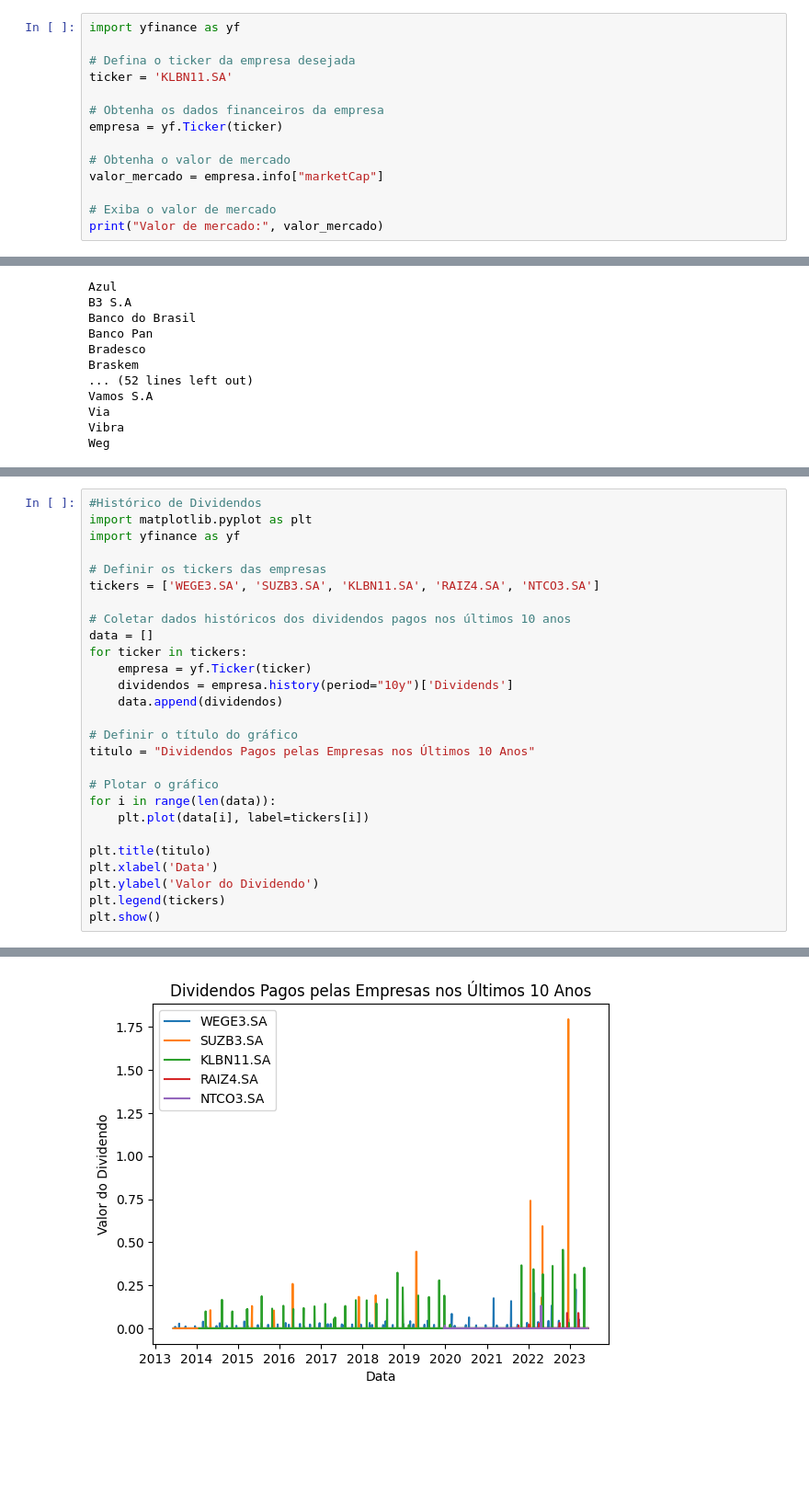
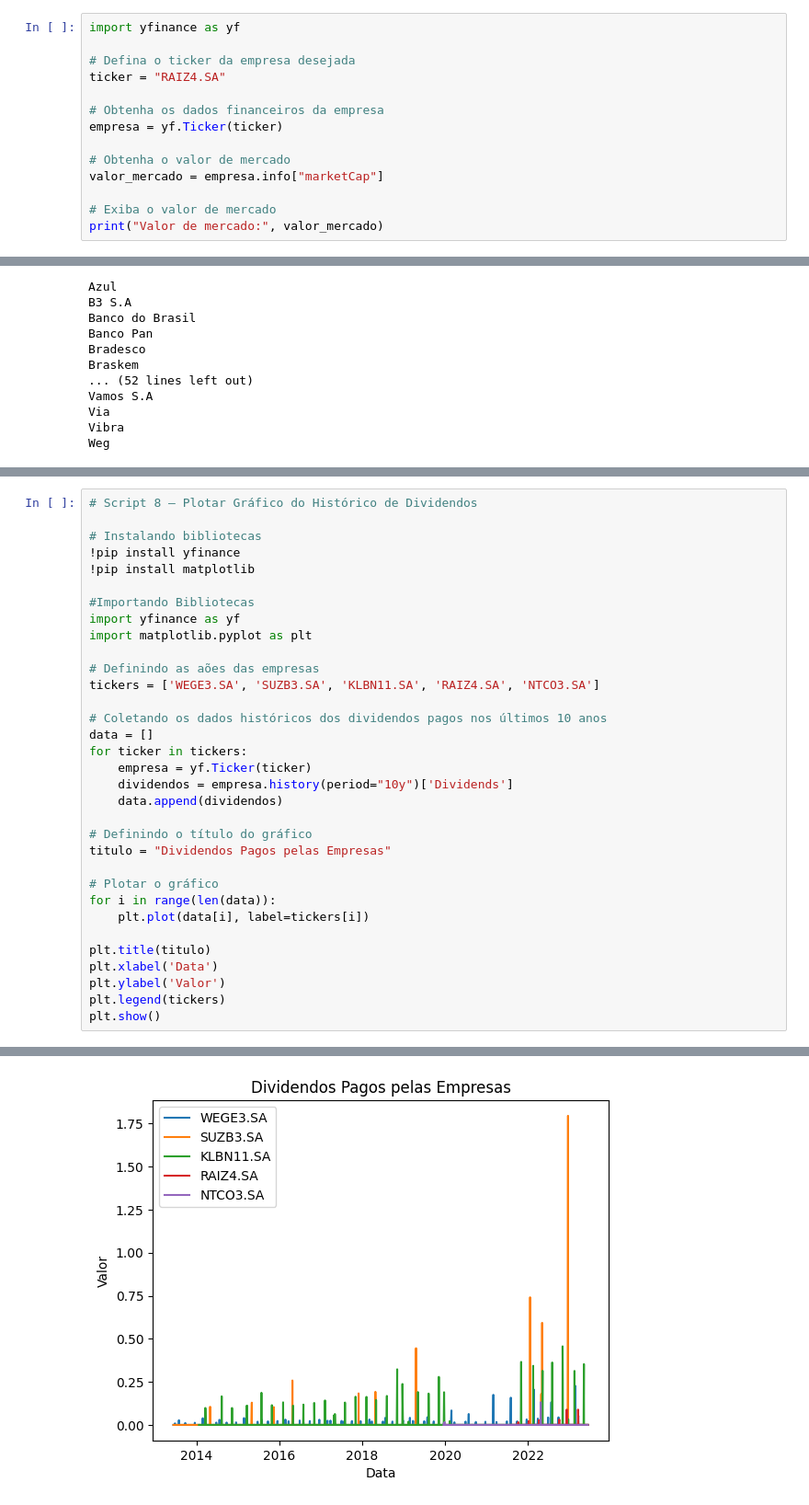
Before and after one commit to amandaalmeidag/Trabalho_Final_Python_Mercado_Financeiro, a Jupyter notebook: Apresentação_trabalho_final.ipynb, the cells around one changed output, grey strips where cells are left out. Shown at 92% size. Drawn from its saved outputs; the diff is of its cells as text; blank space fills up the shorter version.

```diff
--- a/Apresentação_trabalho_final.ipynb
+++ b/Apresentação_trabalho_final.ipynb
@@ -62,7 +159,7 @@ Requirement already satisfied: pycparser in /usr/local/lib/python3.10/dist-packa
 import yfinance as yf
 
 # Defina o ticker da empresa desejada
-ticker = 'KLBN11.SA'
+ticker = "RAIZ4.SA"
 
 # Obtenha os dados financeiros da empresa
 empresa = yf.Ticker(ticker)
@@ -408,20 +590,26 @@ O P/L da ação NTCO3.SA é: -8.02
 # %%
-#Histórico de Dividendos
+# Script 8 – Plotar Gráfico do Histórico de Dividendos
+
+# Instalando bibliotecas
+!pip install yfinance
+!pip install matplotlib
+
+#Importando Bibliotecas
+import yfinance as yf
 import matplotlib.pyplot as plt
-import yfinance as yf
 
-# Definir os tickers das empresas
+# Definindo as aões das empresas
 tickers = ['WEGE3.SA', 'SUZB3.SA', 'KLBN11.SA', 'RAIZ4.SA', 'NTCO3.SA']
 
-# Coletar dados históricos dos dividendos pagos nos últimos 10 anos
+# Coletando os dados históricos dos dividendos pagos nos últimos 10 anos
 data = []
 for ticker in tickers:
     empresa = yf.Ticker(ticker)
     dividendos = empresa.history(period="10y")['Dividends']
     data.append(dividendos)
 
-# Definir o título do gráfico
-titulo = "Dividendos Pagos pelas Empresas nos Últimos 10 Anos"
+# Definindo o título do gráfico
+titulo = "Dividendos Pagos pelas Empresas"
 
 # Plotar o gráfico
 for i in range(len(data)):
@@ -429,7 +617,7 @@ for i in range(len(data)):
 
 plt.title(titulo)
 plt.xlabel('Data')
-plt.ylabel('Valor do Dividendo')
+plt.ylabel('Valor')
 plt.legend(tickers)
 plt.show()
 # %% [output]
@@ -436 +641 @@ plt.show()
-[figure, old version]
+[figure, new version]
```
Also changed, not shown: parts of 28 cells of this notebook.
